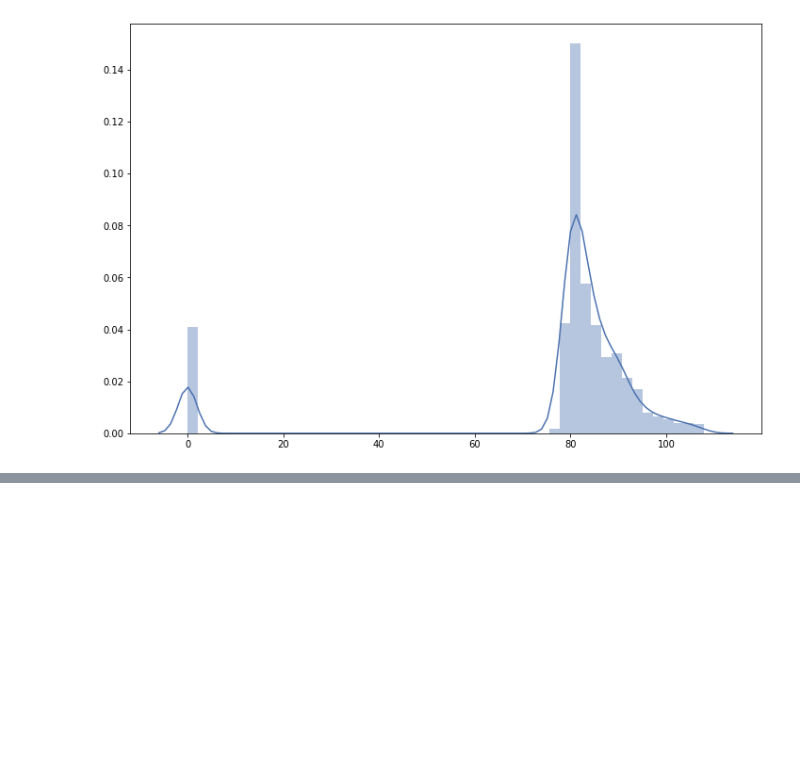
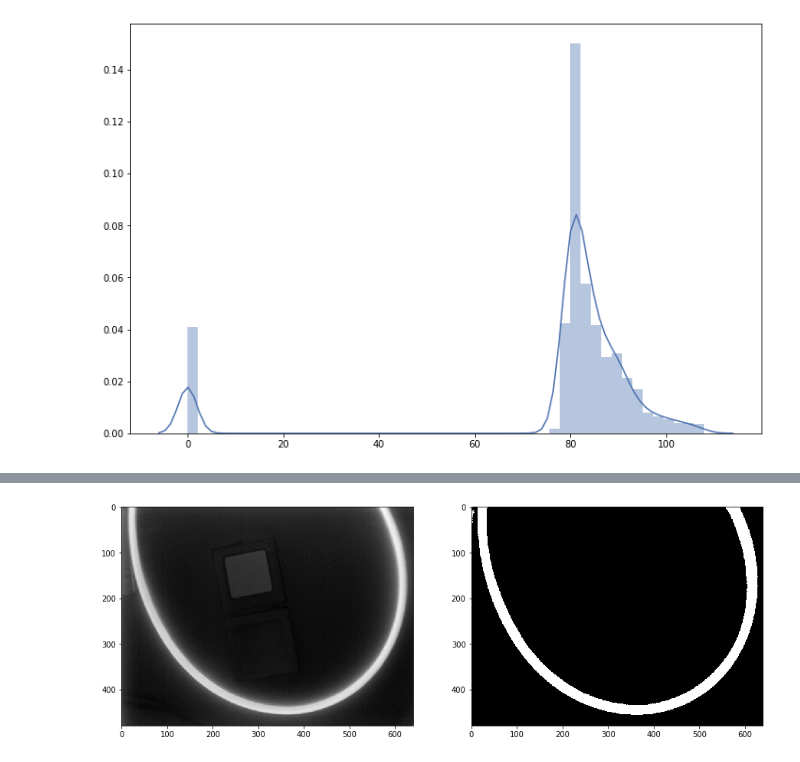
Before and after one commit to Pagutri/ProyectoAsignadoImagenes, a Jupyter notebook: Pregunta1.ipynb, the cells around one changed output, grey strips where cells are left out. Saved outputs shown, nothing was run; the diff lists cells and outputs as text; code cells hidden in the pictures; blank space fills up the shorter version.

```diff
--- a/Pregunta1.ipynb
+++ b/Pregunta1.ipynb
@@ -172,0 +269,5 @@ sns.distplot(reg_ref_segmentadas['altoflujo.png'].flatten())
+# %%
+_tmp_img = mangueras[llaves[0]]
+utils.side_by_side(_tmp_img, auto_segment(_tmp_img, groups=2))
+# %% [output]
+[figure, added]
```
Also changed, not shown: parts of 17 cells of this notebook, 1 other file.
